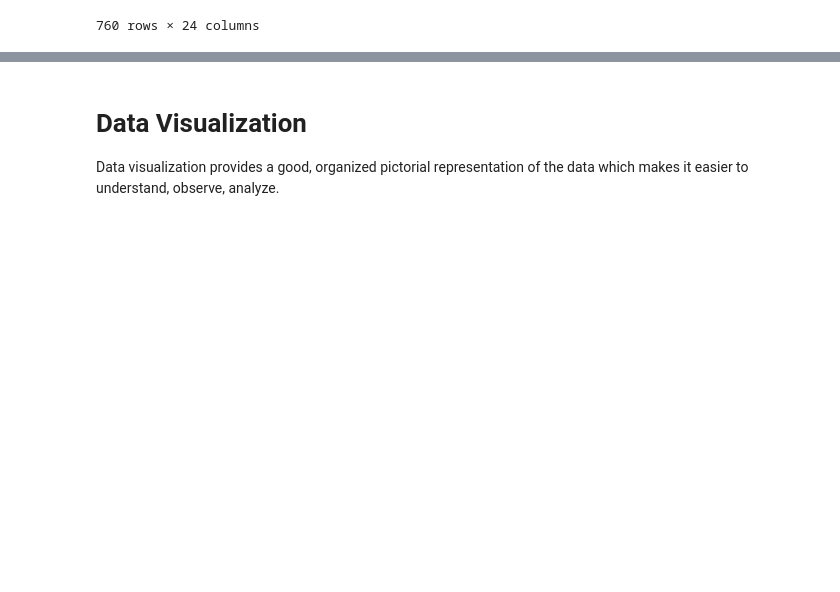
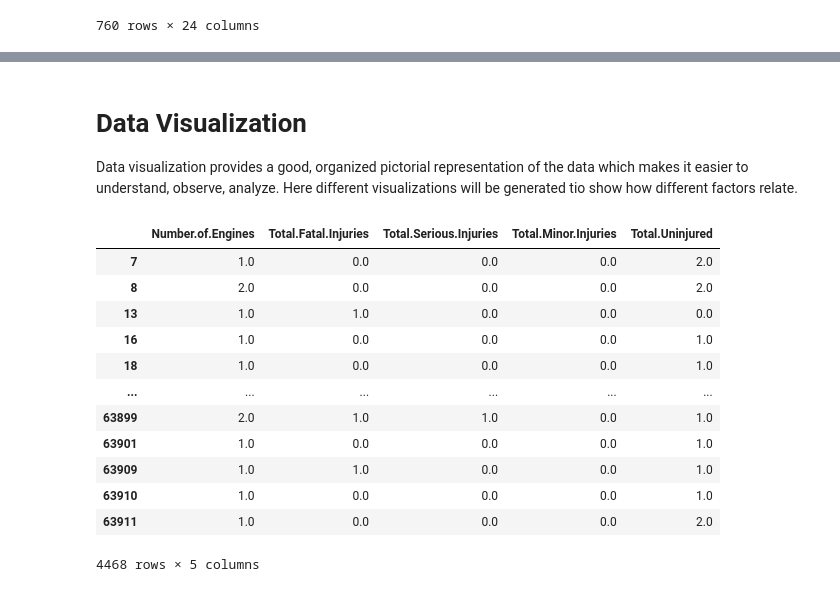
Before and after one commit to Jayrikers/dsc-phase-1-project-v3, a Jupyter notebook: student.ipynb, the cells around one changed output, grey strips where cells are left out. Cells and saved outputs as stored; diff of their text form; code cells hidden in the pictures; blank space fills up the shorter version.

```diff
--- a/student.ipynb
+++ b/student.ipynb
@@ -352,3 +445,23 @@ outliers
 # %% [markdown]
 # Data Visualization
 Data visualization provides a good, organized pictorial representation of the data which makes it easier to understand, observe, analyze.
+Here different visualizations will be generated tio show how different factors relate.
+# %%
+#Assigning my continuous data to a new variable in order to find correlation
+
+data = df.select_dtypes(include=[np.number])
+data
+# %% [output]
+|  | Number.of.Engines | Total.Fatal.Injuries | Total.Serious.Injuries | Total.Minor.Injuries | Total.Uninjured |
+| 7 | 1.0 | 0.0 | 0.0 | 0.0 | 2.0 |
+| 8 | 2.0 | 0.0 | 0.0 | 0.0 | 2.0 |
+| 13 | 1.0 | 1.0 | 0.0 | 0.0 | 0.0 |
+| 16 | 1.0 | 0.0 | 0.0 | 0.0 | 1.0 |
+| 18 | 1.0 | 0.0 | 0.0 | 0.0 | 1.0 |
+| ... | ... | ... | ... | ... | ... |
+| 63899 | 2.0 | 1.0 | 1.0 | 0.0 | 1.0 |
+| 63901 | 1.0 | 0.0 | 0.0 | 0.0 | 1.0 |
+| 63909 | 1.0 | 1.0 | 0.0 | 0.0 | 1.0 |
+| 63910 | 1.0 | 0.0 | 0.0 | 0.0 | 1.0 |
+| 63911 | 1.0 | 0.0 | 0.0 | 0.0 | 2.0 |
+4468 rows × 5 columns
```
Also changed, not shown: parts of 17 cells of this notebook.
